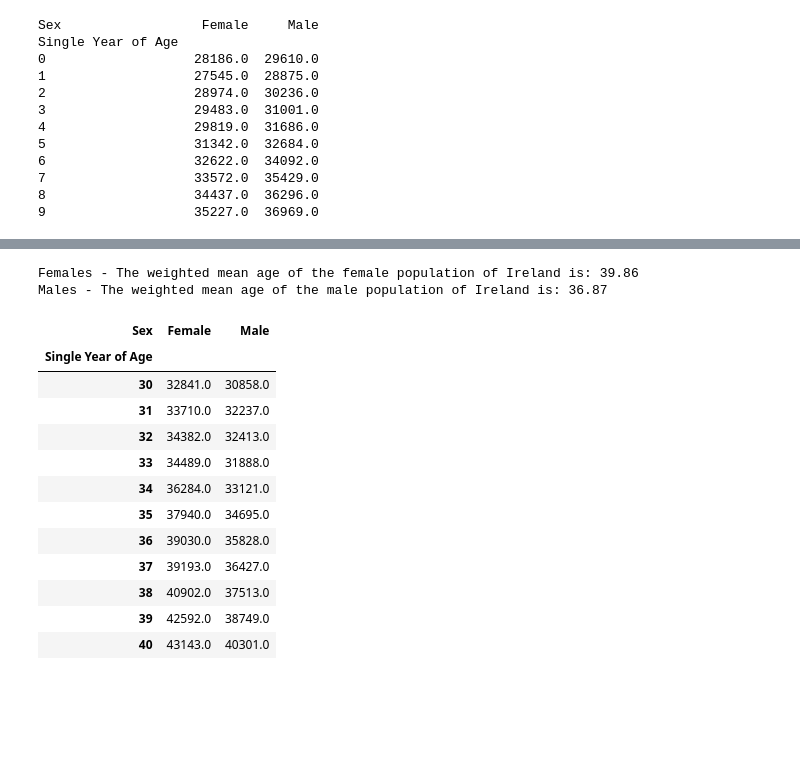
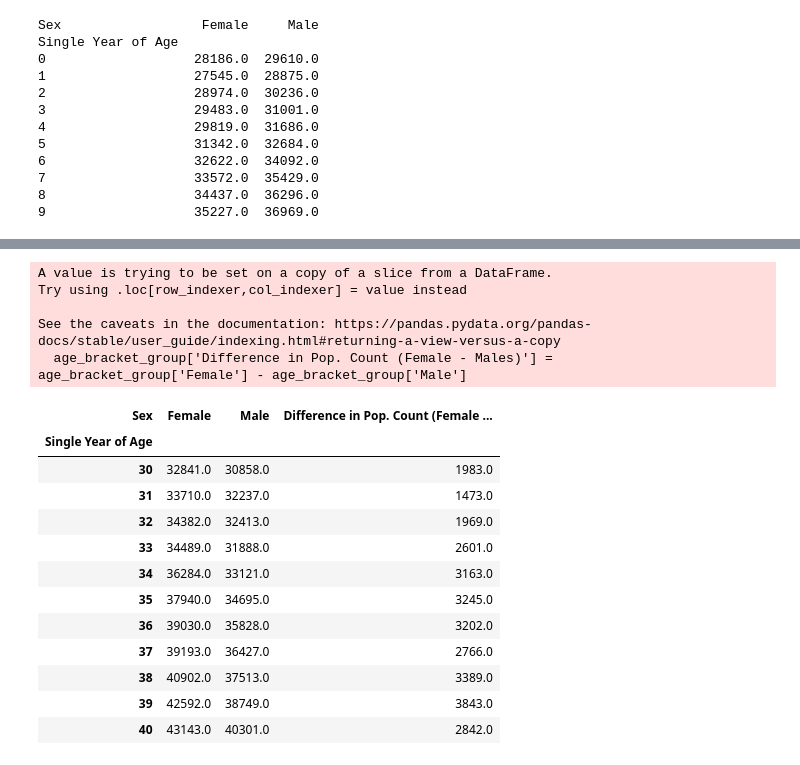
Before and after one commit to Mr-Scarf/programming-for-data-analytics, a Jupyter notebook: assignments/assignment05-population.ipynb, the cells around one changed output, grey strips where cells are left out. Cells and saved outputs as stored; diff of their text form; code cells hidden in the pictures; blank space fills up the shorter version.

```diff
--- a/assignments/assignment05-population.ipynb
+++ b/assignments/assignment05-population.ipynb
@@ -172,40 +207,33 @@ The cumulative age of a male is 96,029,874
-# %%
-# Weighted Mean Age
-
-weighted_mean_age_female = cumlative_age_female /total_pop_female
-weighted_mean_age_male = cumlative_age_male /total_pop_male
-
-print(f'Females - The weighted mean age of the female population of Ireland is: {weighted_mean_age_female:.2f}')
-print(f'Males - The weighted mean age of the male population of Ireland is: {weighted_mean_age_male:.2f}')
-# %% [output]
-Females - The weighted mean age of the female population of Ireland is: 39.86
-Males - The weighted mean age of the male population of Ireland is: 36.87
 # %%
-###need to finish this###### 11th oct
 # # Assignment 5 - Part 2 (i)  Group people within 5 years of variable age(35) + calculate population difference
 
+# Set age variable
 age = 35
+
 # Group people 5 years above + below 35
-
 age_bracket_group = df_analy[(df_analy.index >= age - 5) & (df_analy.index <= age + 5)]
 
+# Add new Column that takes the female pop. away from the Male
+age_bracket_group['Difference in Pop. Count (Female - Males)'] = age_bracket_group['Female'] - age_bracket_group['Male']
 
-df_analy
-
-['Difference in Pop. per Age'] = age_bracket_group['Female'] - age_bracket_group['Male']
-
+#age_bracket_group
 age_bracket_group
 # %% [output]
+A value is trying to be set on a copy of a slice from a DataFrame.
+Try using .loc[row_indexer,col_indexer] = value instead
+
+See the caveats in the documentation: https://pandas.pydata.org/pandas-docs/stable/user_guide/indexing.html#returning-a-view-versus-a-copy
+  age_bracket_group['Difference in Pop. Count (Female - Males)'] = age_bracket_group['Female'] - age_bracket_group['Male']
-| Sex | Female | Male |
-| Single Year of Age |  |  |
-| 30 | 32841.0 | 30858.0 |
-| 31 | 33710.0 | 32237.0 |
-| 32 | 34382.0 | 32413.0 |
-| 33 | 34489.0 | 31888.0 |
-| 34 | 36284.0 | 33121.0 |
-| 35 | 37940.0 | 34695.0 |
-| 36 | 39030.0 | 35828.0 |
-| 37 | 39193.0 | 36427.0 |
-| 38 | 40902.0 | 37513.0 |
-| 39 | 42592.0 | 38749.0 |
-| 40 | 43143.0 | 40301.0 |
+| Sex | Female | Male | Difference in Pop. Count (Female ... |
+| Single Year of Age |  |  |  |
+| 30 | 32841.0 | 30858.0 | 1983.0 |
+| 31 | 33710.0 | 32237.0 | 1473.0 |
+| 32 | 34382.0 | 32413.0 | 1969.0 |
+| 33 | 34489.0 | 31888.0 | 2601.0 |
+| 34 | 36284.0 | 33121.0 | 3163.0 |
+| 35 | 37940.0 | 34695.0 | 3245.0 |
+| 36 | 39030.0 | 35828.0 | 3202.0 |
+| 37 | 39193.0 | 36427.0 | 2766.0 |
+| 38 | 40902.0 | 37513.0 | 3389.0 |
+| 39 | 42592.0 | 38749.0 | 3843.0 |
+| 40 | 43143.0 | 40301.0 | 2842.0 |
```
Also changed, not shown: parts of 9 cells of this notebook, 3 other files.
